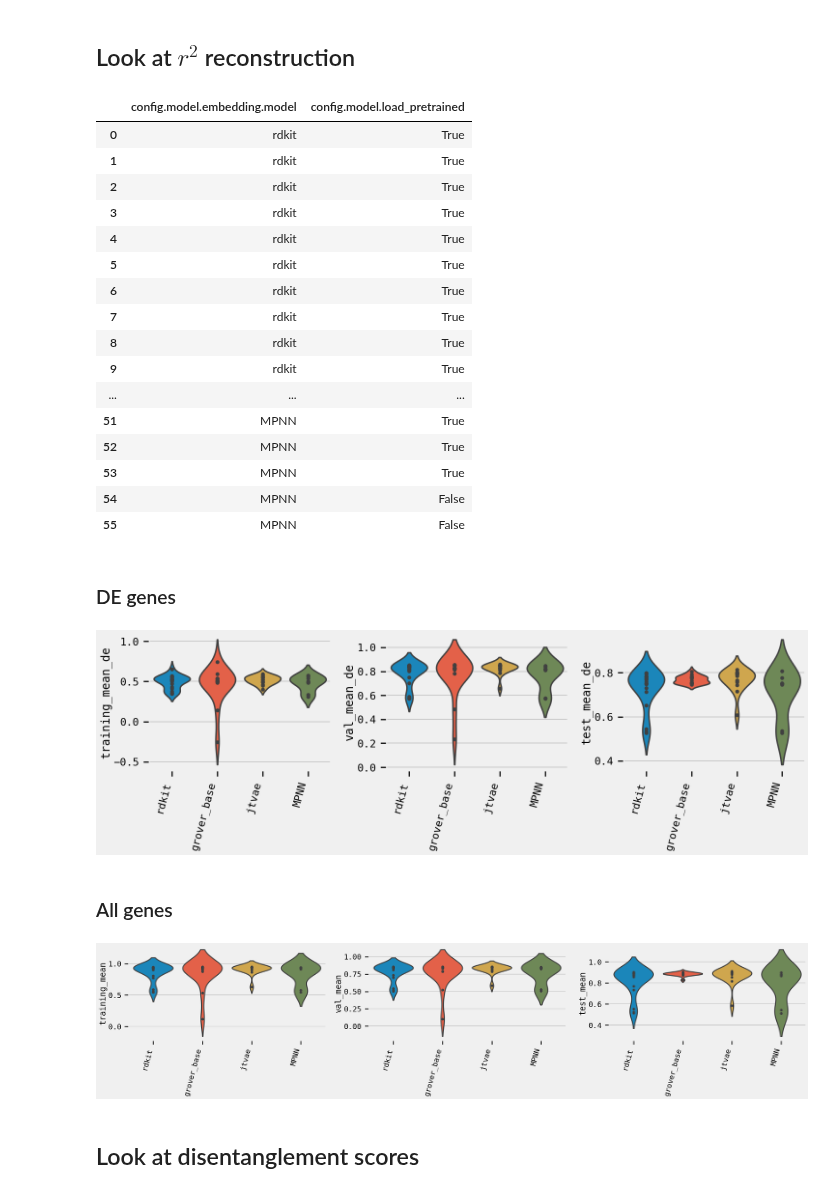
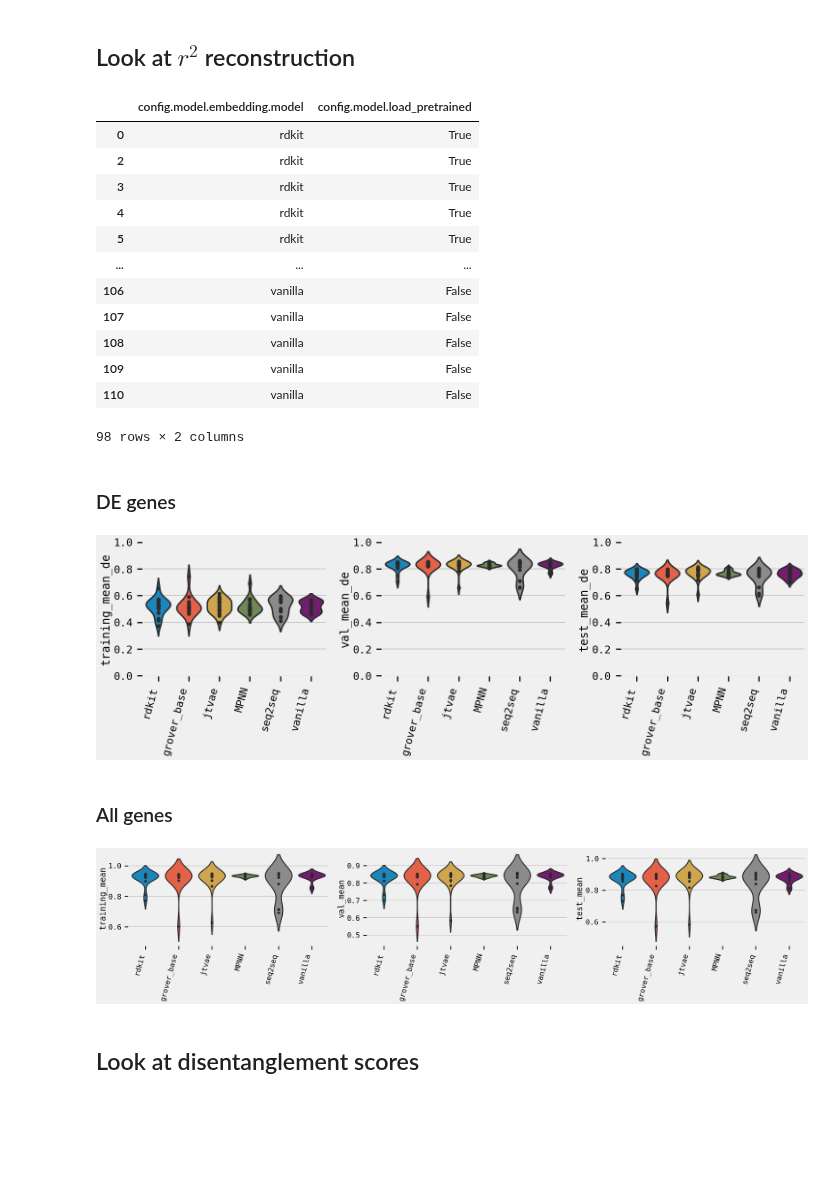
Before and after one commit to theislab/chemCPA, a Jupyter notebook: experiments/sciplex_hparam/analyze_sciplex_finetuning_hparam.ipynb, the cells around one changed output. Drawn from its saved outputs; the diff is of its cells as text; code cells hidden in the pictures; blank space fills up the shorter version.

Commit message:
Update analyssis, add plot that shows training performance

```diff
--- a/experiments/sciplex_hparam/analyze_sciplex_finetuning_hparam.ipynb
+++ b/experiments/sciplex_hparam/analyze_sciplex_finetuning_hparam.ipynb
@@ -24,7 +26,3 @@ results = seml.get_results(
     fields=["config", "result", "seml", "config_hash"],
     states=["COMPLETED"],
 )
-# %%
-# filter out the non-relevant rdkit runs
-results = results[(results["config.model.hparams.dim"] == 32)]
-results["config.model.embedding.model"].value_counts()
@@ -104,11 +81,12 @@ sweeped_params = [
 ]
 # %%
-# percentage of training runs that resulted in NaNs
-import math
-
+# percentage of training runs that resulted in NaNs or totally failed
 nan_results = results[results["result.loss_reconstruction"].apply(lambda x: math.isnan(sum(x)))]
 results_clean = results[~results["result.loss_reconstruction"].apply(lambda x: math.isnan(sum(x)))].copy()
 print(len(nan_results) / len(results))
+
+# Remove runs with r2 < 0.6 on the training set
+results_clean = results_clean[results_clean['result.training'].apply(lambda x: x[0][0])>0.6]
 # %% [output]
 0.0
 # %%
@@ -163,37 +136,33 @@ results_clean[["config.model.embedding.model", 'config.model.load_pretrained']]
 # %% [output]
 |  | config.model.embedding.model | config.model.load_pretrained |
 | 0 | rdkit | True |
-| 1 | rdkit | True |
 | 2 | rdkit | True |
 | 3 | rdkit | True |
 | 4 | rdkit | True |
 | 5 | rdkit | True |
-| 6 | rdkit | True |
-| 7 | rdkit | True |
-| 8 | rdkit | True |
-| 9 | rdkit | True |
 | ... | ... | ... |
-| 51 | MPNN | True |
-| 52 | MPNN | True |
-| 53 | MPNN | True |
-| 54 | MPNN | False |
-| 55 | MPNN | False |
+| 106 | vanilla | False |
+| 107 | vanilla | False |
+| 108 | vanilla | False |
+| 109 | vanilla | False |
+| 110 | vanilla | False |
+98 rows × 2 columns
 # %% [markdown]
 ### DE genes
 # %%
 rows = 1
 cols = 3
 fig, ax = plt.subplots(rows, cols, figsize=(7*cols, 7*rows), sharex=True)
 
 for i, y in enumerate(("result.training_mean_de", "result.val_mean_de", "result.test_mean_de")):
     sns.violinplot(data=results_clean, x="config.model.embedding.model", y=y, inner='point' ,ax=ax[i], scale='width')
-    # ax[i].set_ylim([0.39,1])
+    ax[i].set_ylim([0.0,1])
     ax[i].set_xticklabels(ax[i].get_xticklabels(), rotation=75, ha="right")
     ax[i].set_xlabel('')
     ax[i].set_ylabel(y.split('.')[-1])
     plt.tight_layout()
 # %% [output]
-[figure, old version]
+[figure, new version]
 # %% [markdown]
 ### All genes
 # %%
@@ -217,7 +186,7 @@ for i, y in enumerate(("result.training_mean", "result.val_mean", "result.test_m
     ax[i].set_ylabel(y.split('.')[-1])
     plt.tight_layout()
 # %% [output]
-[figure, old version]
+[figure, new version]
 # %% [markdown]
 ## Look at disentanglement scores
 # %%
```
Also changed, not shown: parts of 16 cells of this notebook, 1 other file.
